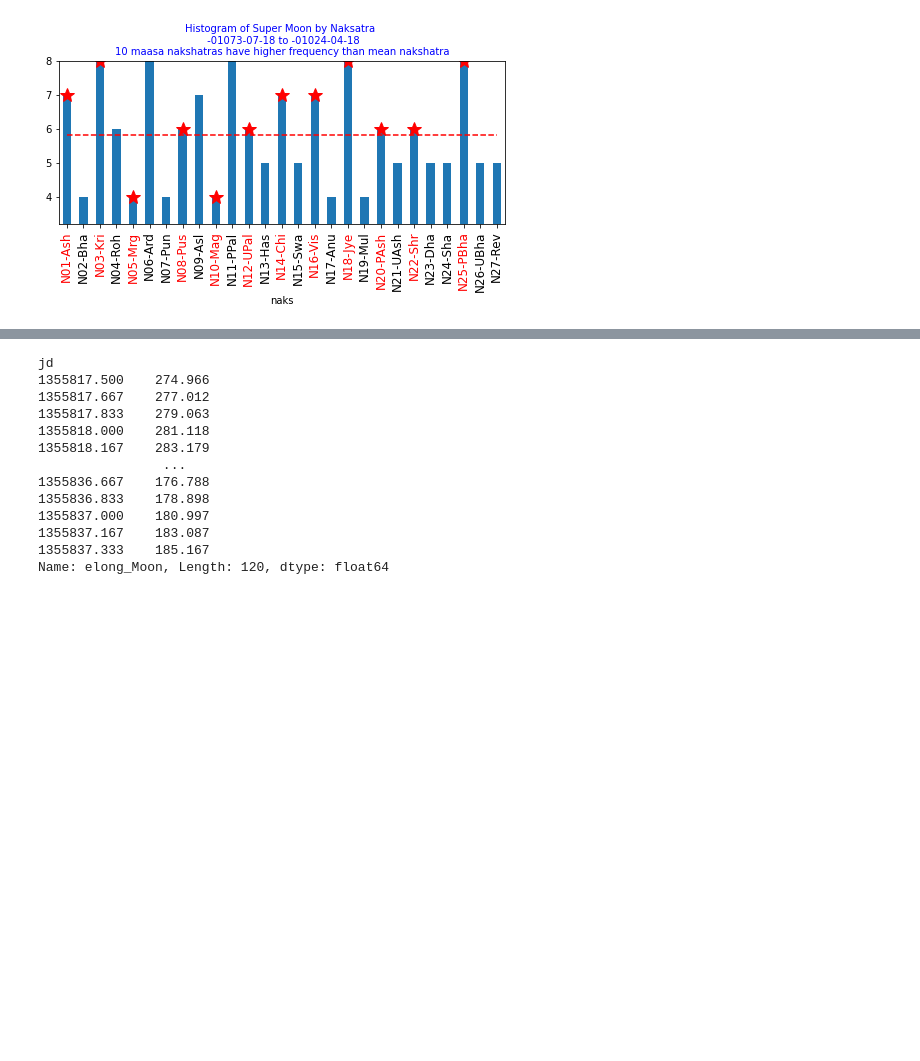
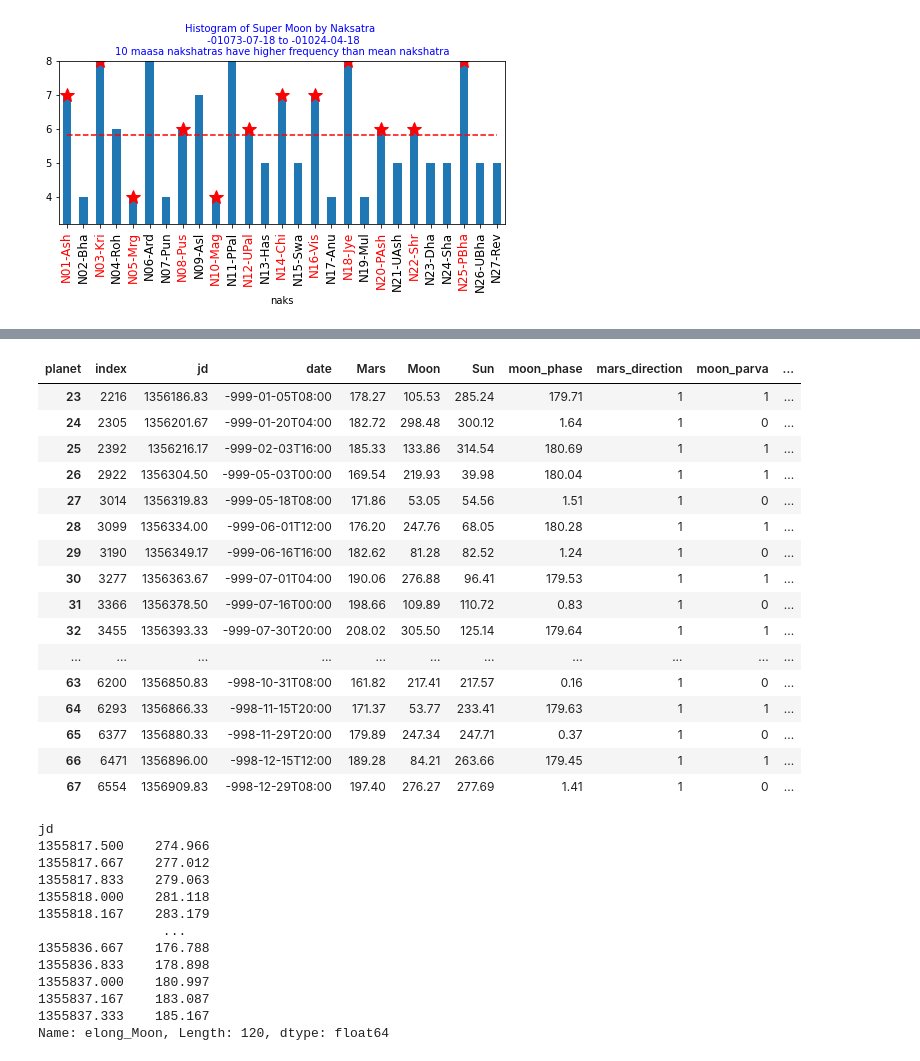
Before and after one commit to suchakr/cahc-utils, a Jupyter notebook: jyotisha/cahc_explore.ipynb, the cells around one changed output, grey strips where cells are left out. Cells and saved outputs as stored; diff of their text form; code cells hidden in the pictures; blank space fills up the shorter version.

```diff
--- a/jyotisha/cahc_explore.ipynb
+++ b/jyotisha/cahc_explore.ipynb
@@ -205,3 +208,23 @@ ax.grid(True)
+# %%
+parvas.loc[23:]
+# %% [output]
+| planet | index | jd | date | Mars | Moon | Sun | moon_phase | mars_direction | moon_parva | ... |
+| 23 | 2216 | 1356186.83 | -999-01-05T08:00 | 178.27 | 105.53 | 285.24 | 179.71 | 1 | 1 | ... |
+| 24 | 2305 | 1356201.67 | -999-01-20T04:00 | 182.72 | 298.48 | 300.12 | 1.64 | 1 | 0 | ... |
+| 25 | 2392 | 1356216.17 | -999-02-03T16:00 | 185.33 | 133.86 | 314.54 | 180.69 | 1 | 1 | ... |
+| 26 | 2922 | 1356304.50 | -999-05-03T00:00 | 169.54 | 219.93 | 39.98 | 180.04 | 1 | 1 | ... |
+| 27 | 3014 | 1356319.83 | -999-05-18T08:00 | 171.86 | 53.05 | 54.56 | 1.51 | 1 | 0 | ... |
+| 28 | 3099 | 1356334.00 | -999-06-01T12:00 | 176.20 | 247.76 | 68.05 | 180.28 | 1 | 1 | ... |
+| 29 | 3190 | 1356349.17 | -999-06-16T16:00 | 182.62 | 81.28 | 82.52 | 1.24 | 1 | 0 | ... |
+| 30 | 3277 | 1356363.67 | -999-07-01T04:00 | 190.06 | 276.88 | 96.41 | 179.53 | 1 | 1 | ... |
+| 31 | 3366 | 1356378.50 | -999-07-16T00:00 | 198.66 | 109.89 | 110.72 | 0.83 | 1 | 0 | ... |
+| 32 | 3455 | 1356393.33 | -999-07-30T20:00 | 208.02 | 305.50 | 125.14 | 179.64 | 1 | 1 | ... |
+| ... | ... | ... | ... | ... | ... | ... | ... | ... | ... | ... |
+| 63 | 6200 | 1356850.83 | -998-10-31T08:00 | 161.82 | 217.41 | 217.57 | 0.16 | 1 | 0 | ... |
+| 64 | 6293 | 1356866.33 | -998-11-15T20:00 | 171.37 | 53.77 | 233.41 | 179.63 | 1 | 1 | ... |
+| 65 | 6377 | 1356880.33 | -998-11-29T20:00 | 179.89 | 247.34 | 247.71 | 0.37 | 1 | 0 | ... |
+| 66 | 6471 | 1356896.00 | -998-12-15T12:00 | 189.28 | 84.21 | 263.66 | 179.45 | 1 | 1 | ... |
+| 67 | 6554 | 1356909.83 | -998-12-29T08:00 | 197.40 | 276.27 | 277.69 | 1.41 | 1 | 0 | ... |
 # %%
 ## Scratchpad
 mdf.loc[i:, 'elong_Moon'].iloc[0:30*4]
```
Also changed, not shown: parts of 4 cells of this notebook, 1 other file.
